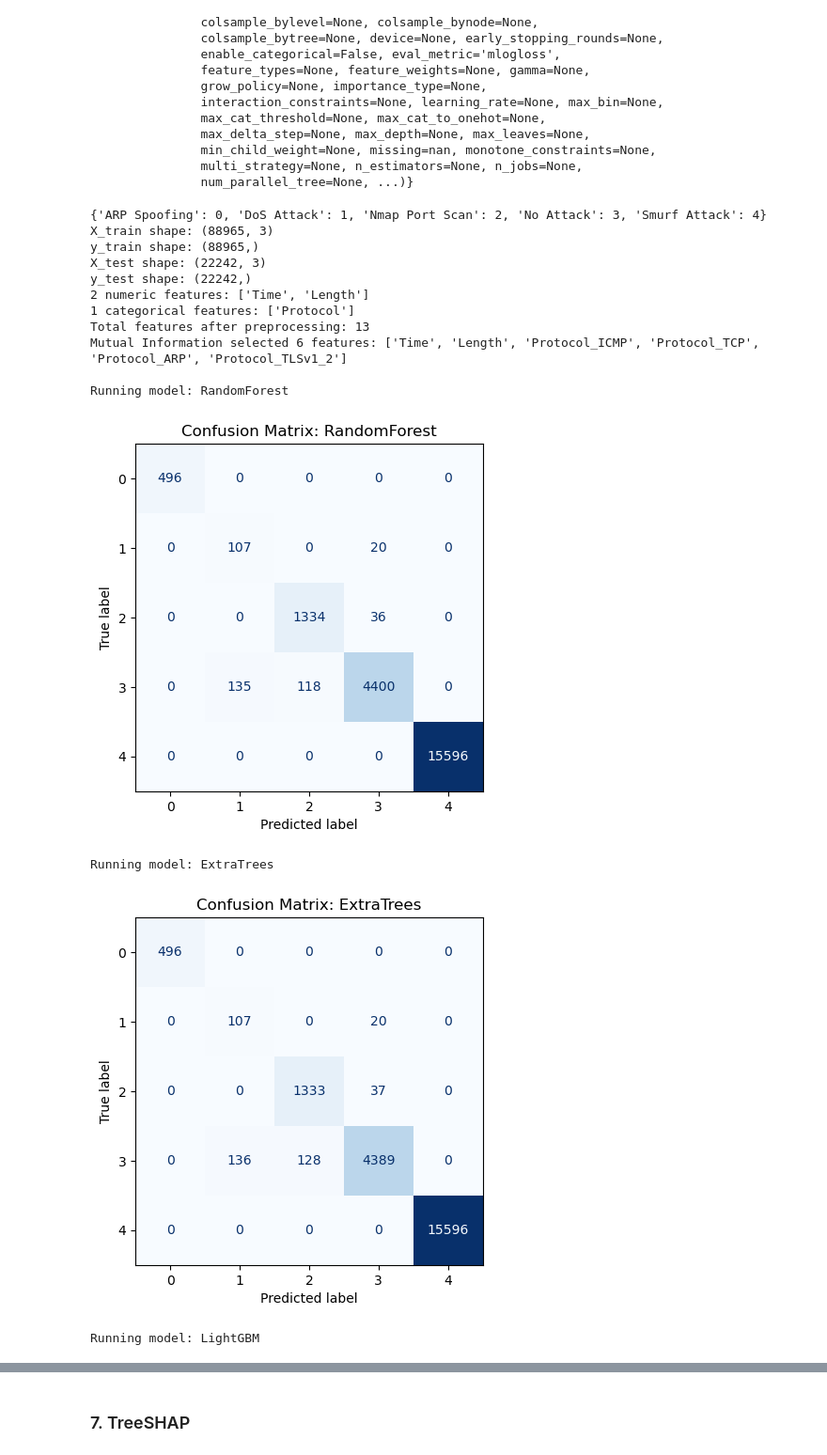
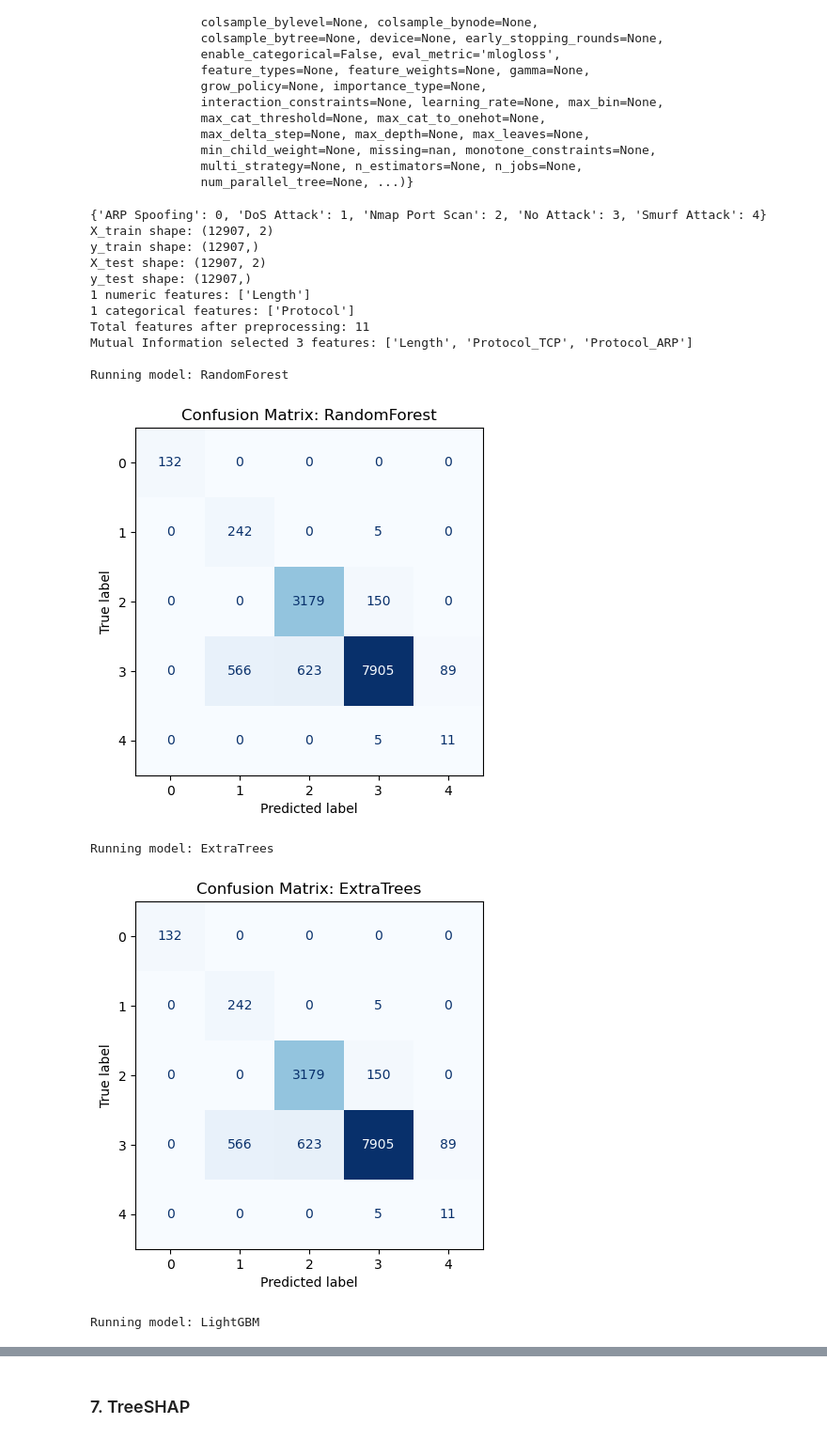
Before and after one commit to rodrig0rocha/IDS_IoT, a Jupyter notebook: Workplace/ECU_IoHT.ipynb, the cells around one changed output, grey strips where cells are left out. Shown at 94% size. Saved outputs shown, nothing was run; the diff lists cells and outputs as text; code cells hidden in the pictures.

```diff
--- a/Workplace/ECU_IoHT.ipynb
+++ b/Workplace/ECU_IoHT.ipynb
@@ -22,7 +22,7 @@ warnings.filterwarnings('ignore')
 binary_target = 'Type'
 multiclass_target = 'Type of attack'
 all_target_columns = [binary_target, multiclass_target]
-columns_to_drop = ["No.", "Source", "Destination", "Info"]
+columns_to_drop = ["Source", "Destination", "Info", "Time"]
 categorical_missing_token = None
 numeric_imputation_strategy = 'median'
 categorical_imputation_strategy = 'most_frequent'
@@ -54,0 +33,7 @@ Dataframe shape: (111207, 9)
+# %%
+ECU_IoHT_loader = DatasetLoader(dataset_name="ECU_IoHT")
+
+df = ECU_IoHT_loader.load()
+df.drop(columns={"No."}, inplace=True)
+df = ECU_IoHT_loader.remove_duplicates(df, exclude_column="Time")
+df
@@ -258,35 +275,34 @@ models_MC
                num_parallel_tree=None, ...)}
 # %%
 runner_MC = ModelEvaluator(
-    test_size=0.2,
+    test_size=0.5,
     random_state=random_state,
-    task_type="multiclass"
+    task_type="multiclass",
+    split_strategy="stratified"
 )
 
 results_MC = runner_MC.run(
     models=models_MC,
     preprocessor=preprocessor_MC,
     X=X_MC,
     y=y_MC,
     feature_selector=mi_MC
 )
 
 results_MC
-
-# 1m 33s
 # %% [output]
 {'ARP Spoofing': 0, 'DoS Attack': 1, 'Nmap Port Scan': 2, 'No Attack': 3, 'Smurf Attack': 4}
-X_train shape: (88965, 3)
-y_train shape: (88965,)
-X_test shape: (22242, 3)
-y_test shape: (22242,)
-2 numeric features: ['Time', 'Length']
+X_train shape: (12907, 2)
+y_train shape: (12907,)
+X_test shape: (12907, 2)
+y_test shape: (12907,)
+1 numeric features: ['Length']
 1 categorical features: ['Protocol']
-Total features after preprocessing: 13
-Mutual Information selected 6 features: ['Time', 'Length', 'Protocol_ICMP', 'Protocol_TCP', 'Protocol_ARP', 'Protocol_TLSv1_2']
+Total features after preprocessing: 11
+Mutual Information selected 3 features: ['Length', 'Protocol_TCP', 'Protocol_ARP']
 
 Running model: RandomForest
-[figure, old version]
+[figure, new version]
 Running model: ExtraTrees
-[figure, old version]
+[figure, new version]
 Running model: LightGBM
```
Also changed, not shown: parts of 17 cells of this notebook, 3 other files.
